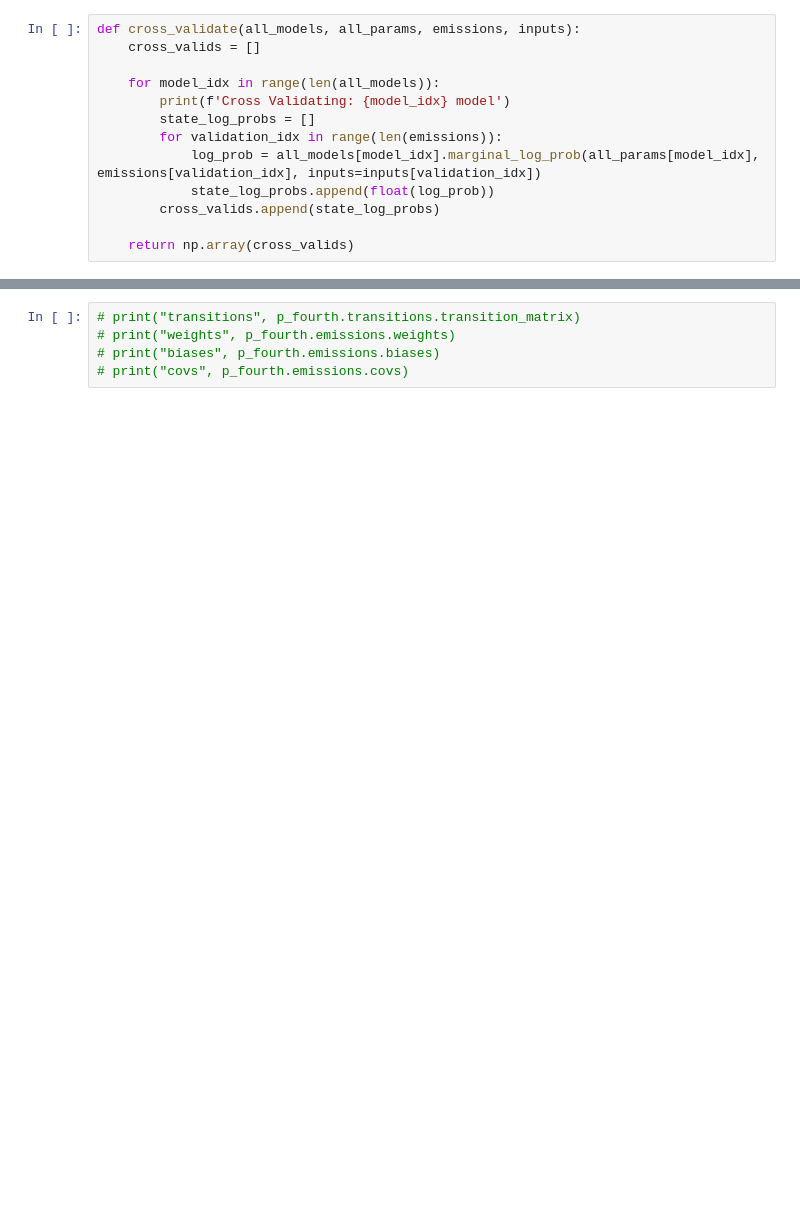
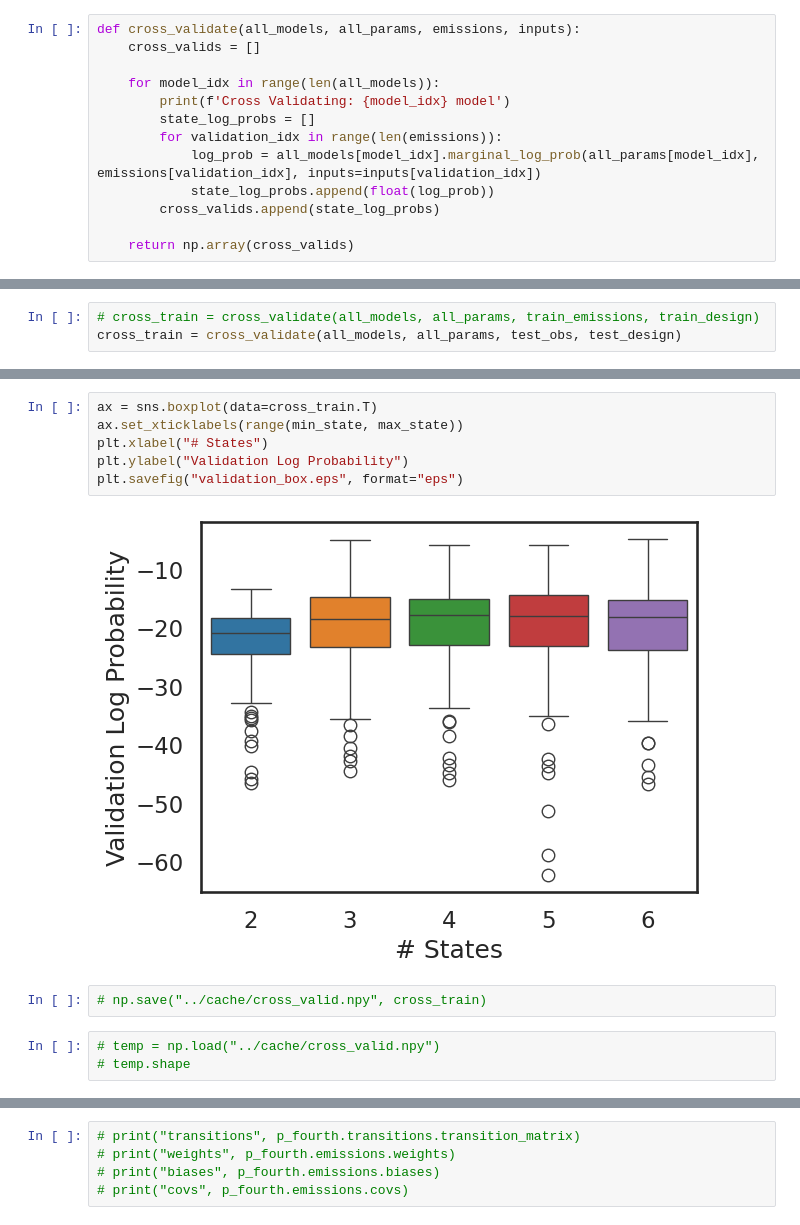
Before and after one commit to NuttidaLab/state_space_analysis, a Jupyter notebook: analysis/model_fitting.ipynb, the cells around one changed output, grey strips where cells are left out. Drawn from its saved outputs; the diff is of its cells as text; blank space fills up the shorter version.

```diff
--- a/analysis/model_fitting.ipynb
+++ b/analysis/model_fitting.ipynb
@@ -244,0 +269,3 @@ Cross Validating: 4 model
+# %%
+# cross_train = cross_validate(all_models, all_params, train_emissions, train_design)
+cross_train = cross_validate(all_models, all_params, test_obs, test_design)
@@ -249 +295,14 @@ plot_validation(cross_valids=cross_train, show_var=False, max_states=max_state)
+# %%
+ax = sns.boxplot(data=cross_train.T)
+ax.set_xticklabels(range(min_state, max_state))
+plt.xlabel("# States")
+plt.ylabel("Validation Log Probability")
+plt.savefig("validation_box.eps", format="eps")
+# %% [output]
+[figure, added]
+# %%
+# np.save("../cache/cross_valid.npy", cross_train)
+# %%
+# temp = np.load("../cache/cross_valid.npy")
+# temp.shape
 # %%
```
Also changed, not shown: parts of 40 cells of this notebook, 19 other files.
